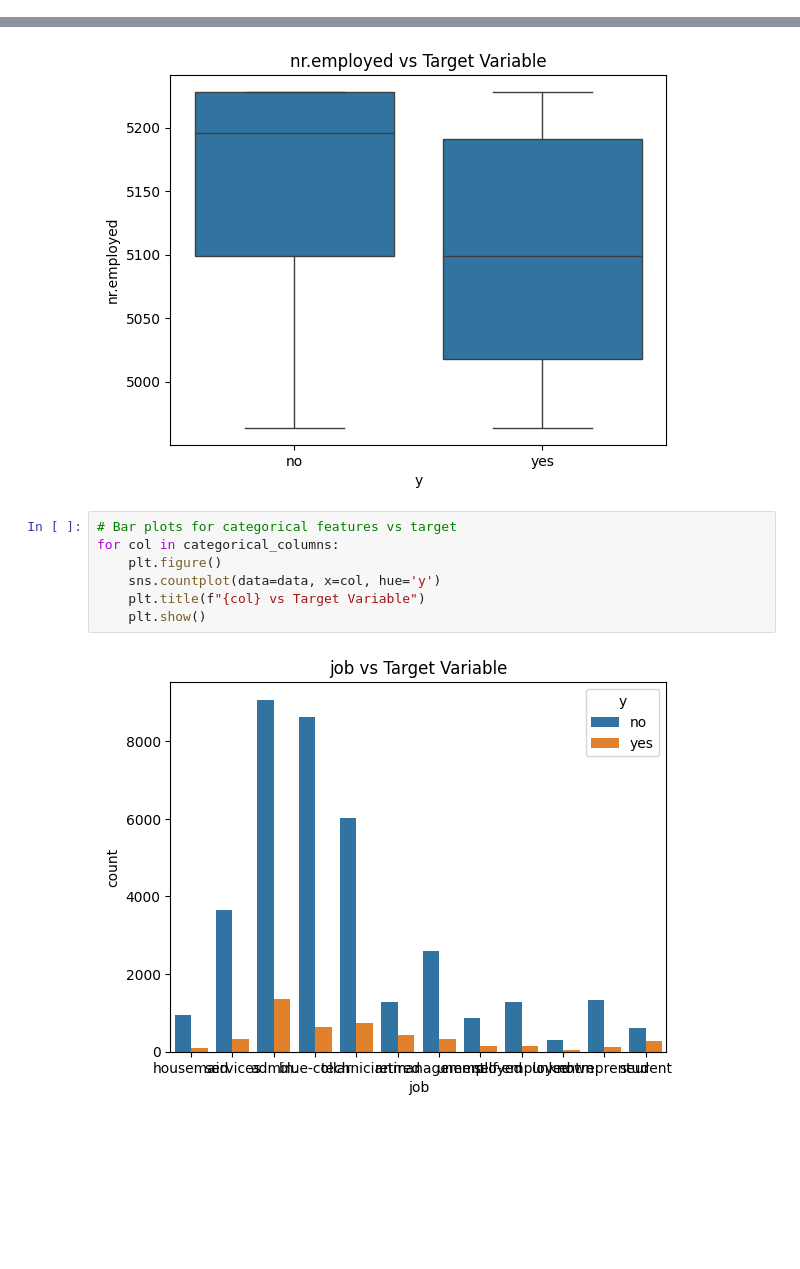
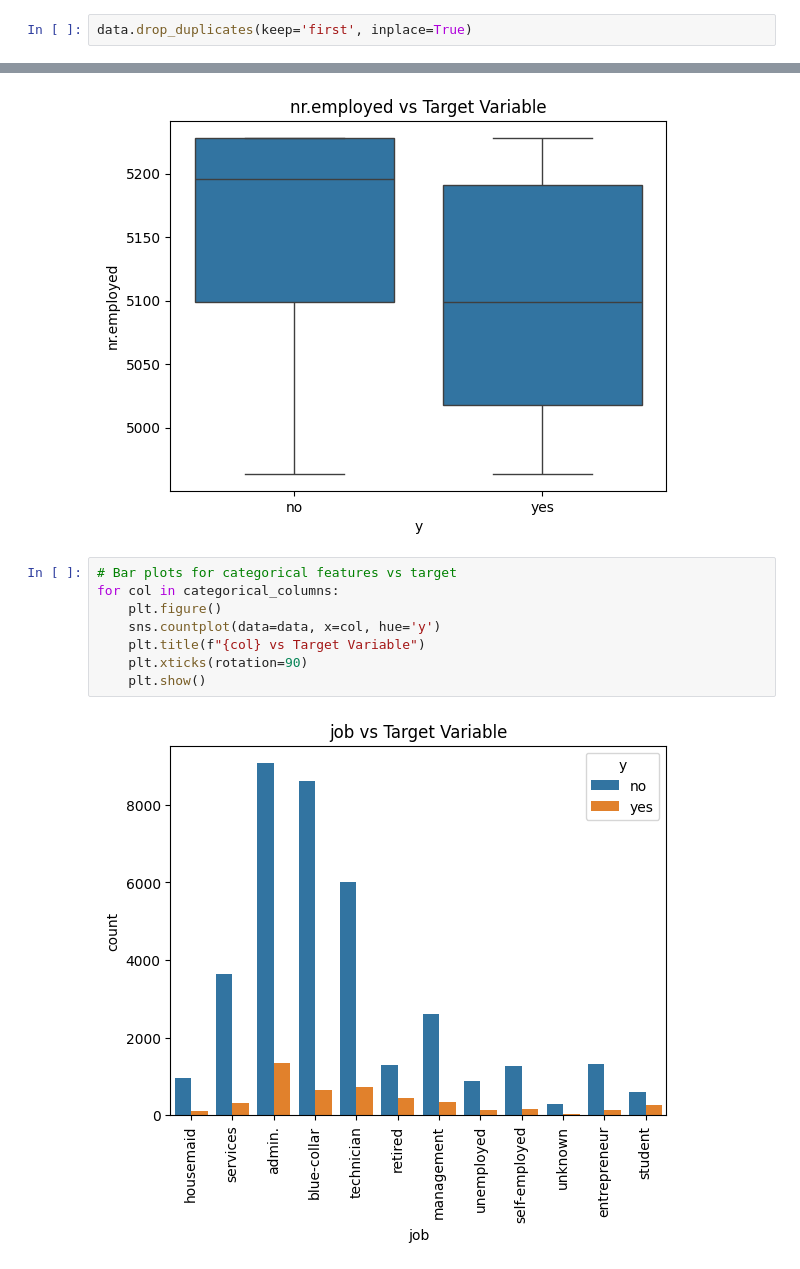
Before and after one commit to GinuraAdikari/BankChurn, a Jupyter notebook: RandomForest.ipynb, the cells around one changed output, grey strips where cells are left out. Drawn from its saved outputs; the diff is of its cells as text; blank space fills up the shorter version.

```diff
--- a/RandomForest.ipynb
+++ b/RandomForest.ipynb
@@ -40,2 +79,4 @@ Shape of the dataset: (41188, 21)
+# %%
+data.drop_duplicates(keep='first', inplace=True)
 # %%
 # Summary statistics for numerical and categorical columns
@@ -200,9 +224,10 @@ for col in numerical_columns:
 # %%
 # Bar plots for categorical features vs target
 for col in categorical_columns:
     plt.figure()
     sns.countplot(data=data, x=col, hue='y')
     plt.title(f"{col} vs Target Variable")
+    plt.xticks(rotation=90)
     plt.show()
 # %% [output]
-[figure, old version]
+[figure, new version]
```
Also changed, not shown: parts of 64 cells of this notebook.
